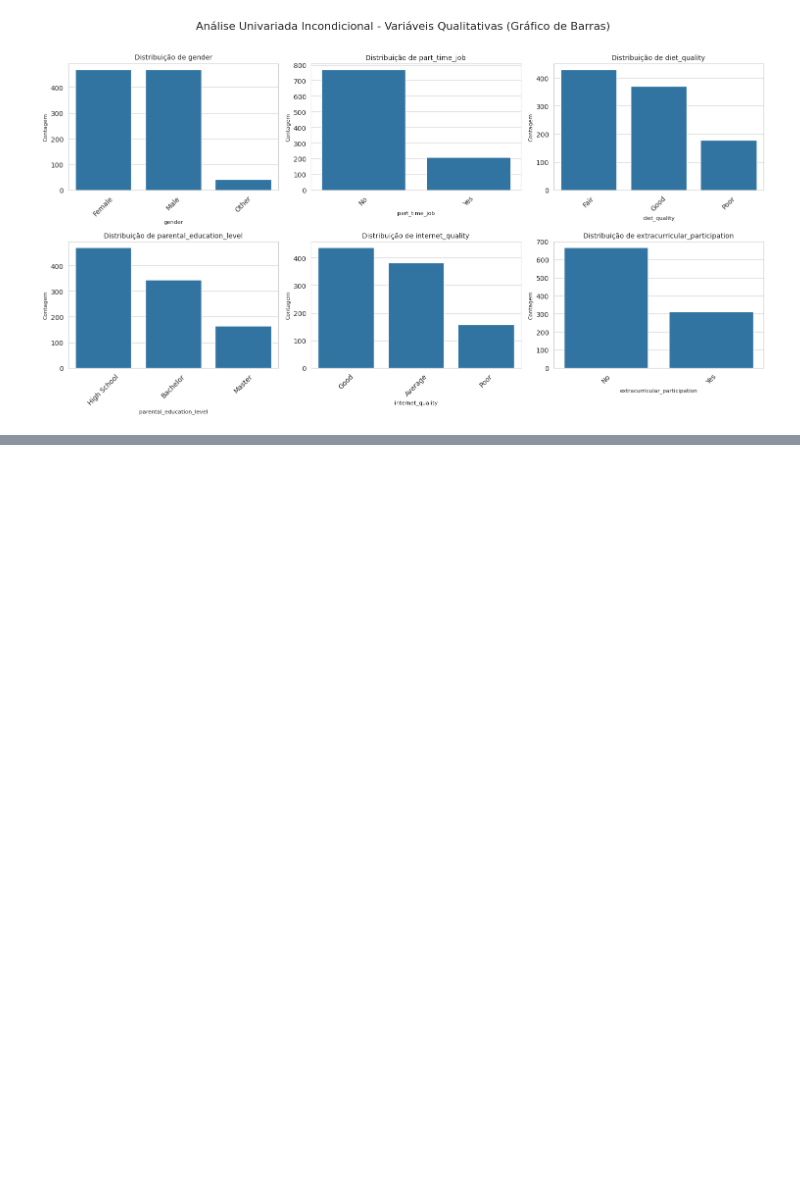
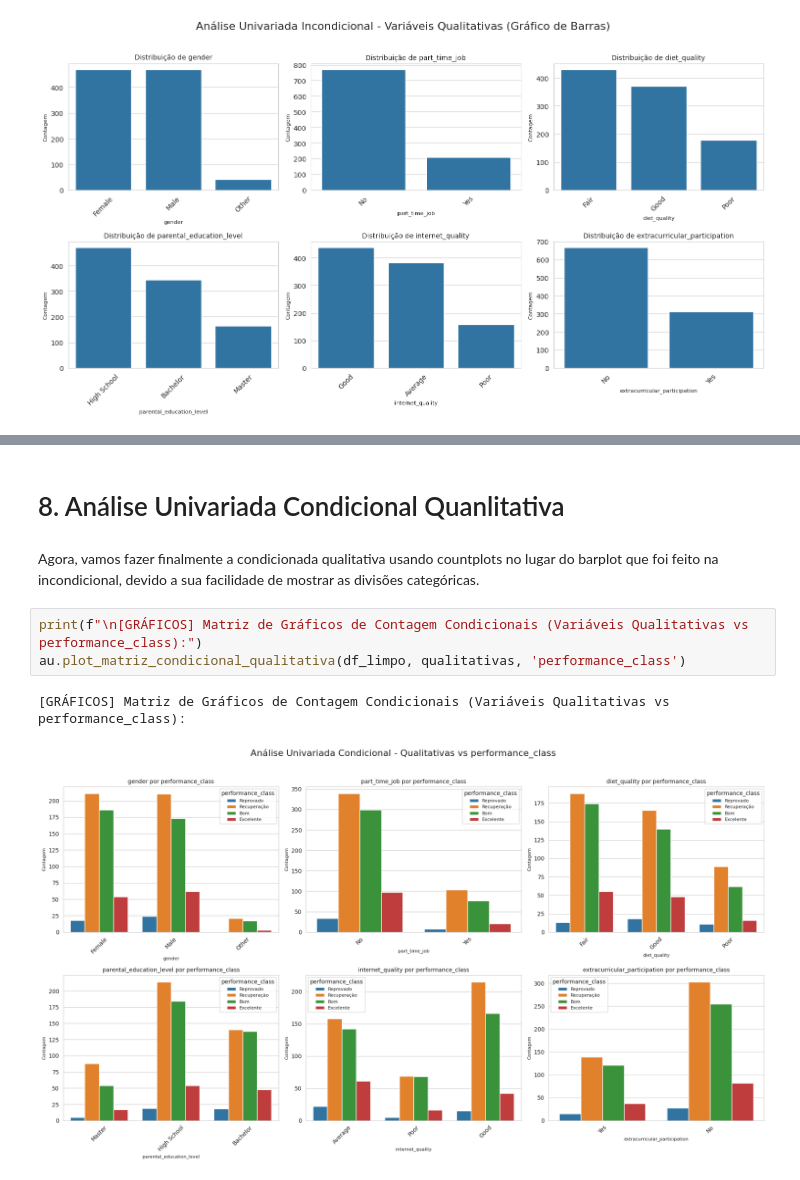
Before and after one commit to MRGdSFS/HW1----ICA-2025.2, a Jupyter notebook: notebooks/02_analise_univariada.ipynb, the cells around one changed output, grey strips where cells are left out. Cells and saved outputs as stored; diff of their text form; blank space fills up the shorter version.

```diff
--- a/notebooks/02_analise_univariada.ipynb
+++ b/notebooks/02_analise_univariada.ipynb
@@ -289,0 +344,10 @@ Isso permite identificar diferenças entre os grupos, ou seja, poderíamos ter p
+# %% [markdown]
+# 8. Análise Univariada Condicional Quanlitativa
+# %% [markdown]
+Agora, vamos fazer finalmente a condicionada qualitativa usando countplots no lugar do barplot que foi feito na incondicional, devido a sua facilidade de mostrar as divisões categóricas.
+# %%
+print(f"\n[GRÁFICOS] Matriz de Gráficos de Contagem Condicionais (Variáveis Qualitativas vs performance_class):")
+au.plot_matriz_condicional_qualitativa(df_limpo, qualitativas, 'performance_class')
+# %% [output]
+[GRÁFICOS] Matriz de Gráficos de Contagem Condicionais (Variáveis Qualitativas vs performance_class):
+[figure, added]
```
Also changed, not shown: parts of 14 cells of this notebook, 1 other file.
